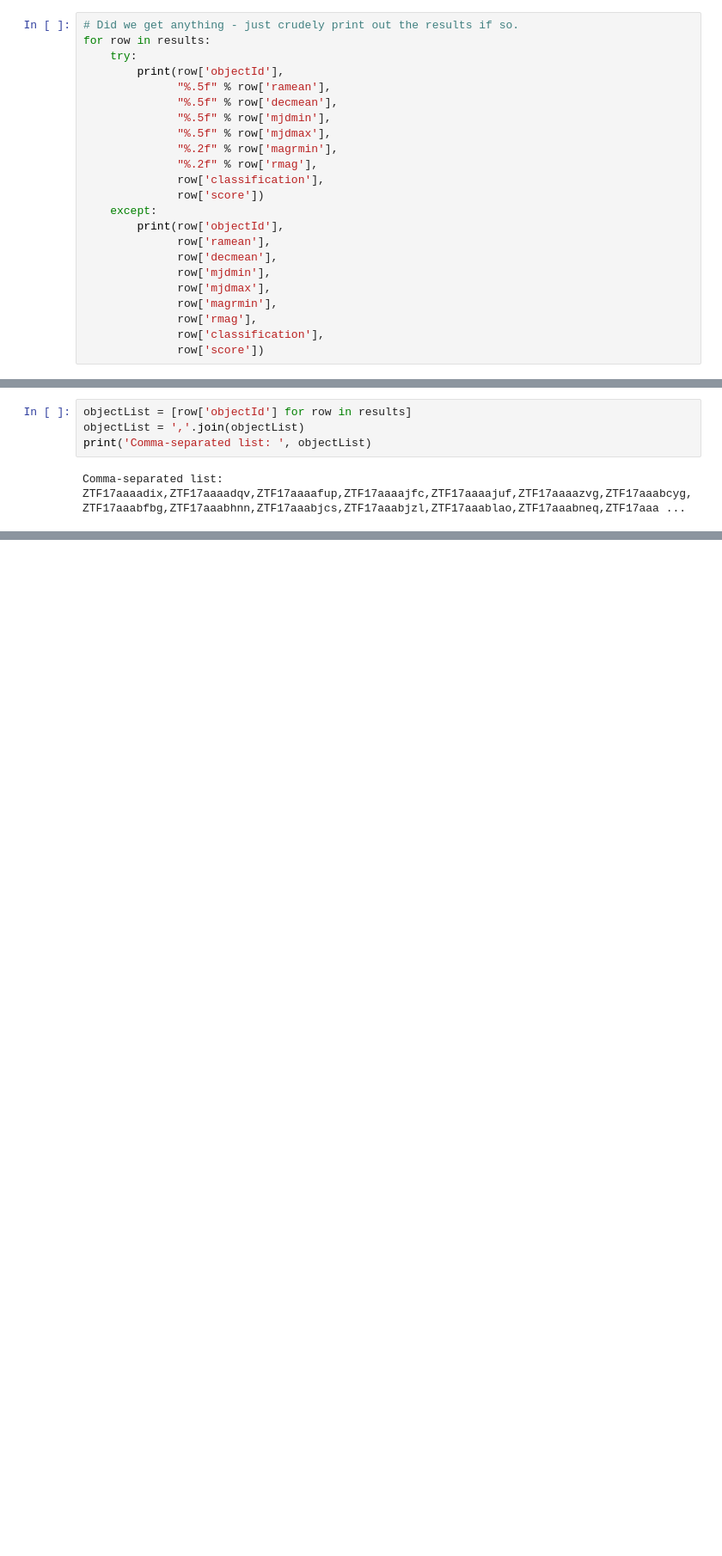
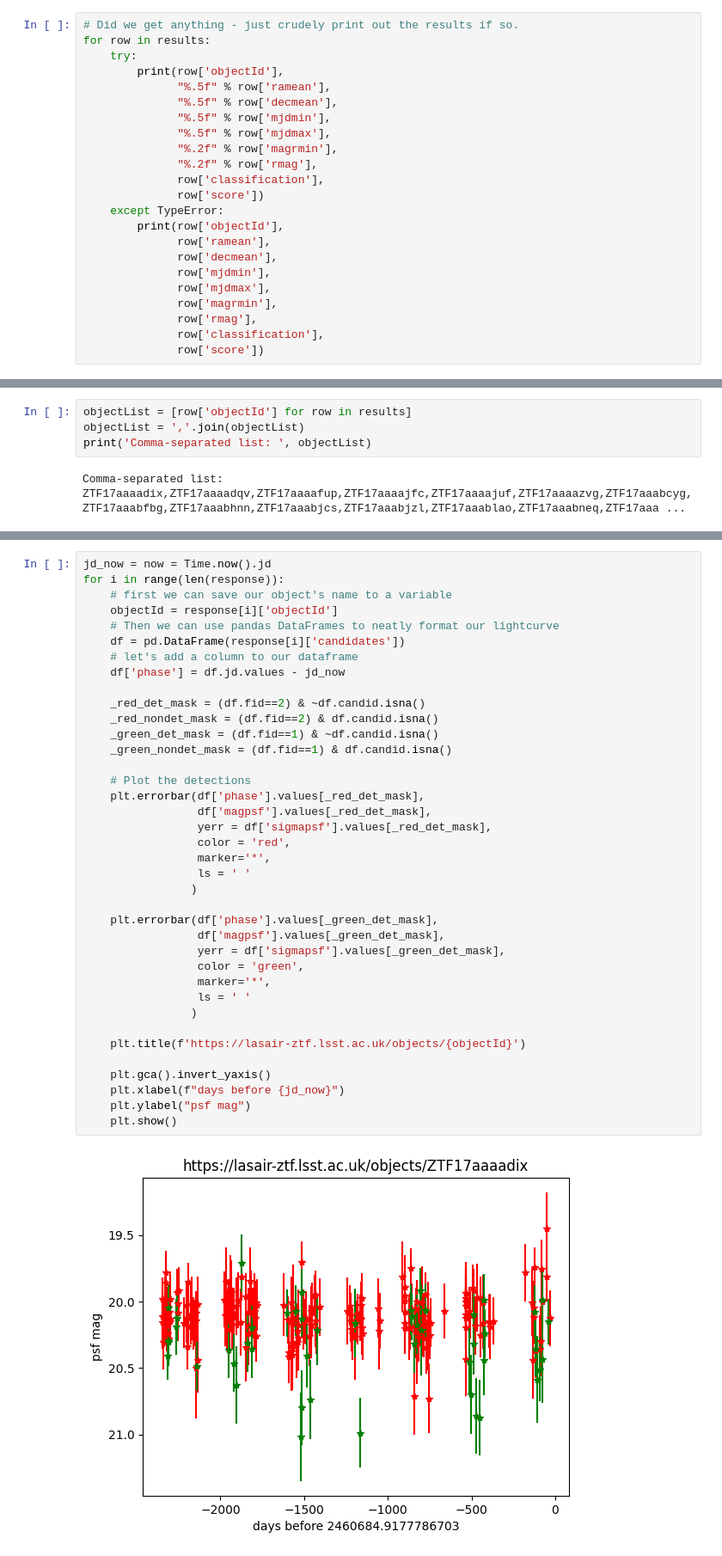
Before and after one commit to lsst-uk/lasair-examples, a Jupyter notebook: notebooks/API_ztf/Get_Watchlist_and_Area_Hits.ipynb, the cells around one changed output, grey strips where cells are left out. Shown at 86% size. Cells and saved outputs as stored; diff of their text form; blank space fills up the shorter version.

```diff
--- a/notebooks/API_ztf/Get_Watchlist_and_Area_Hits.ipynb
+++ b/notebooks/API_ztf/Get_Watchlist_and_Area_Hits.ipynb
@@ -83,7 +71,7 @@ for row in results:
               "%.2f" % row['rmag'],
               row['classification'],
               row['score'])
-    except:
+    except TypeError:
         print(row['objectId'],
               row['ramean'],
               row['decmean'],
@@ -165,0 +137,40 @@ for obj in response:
+# %%
+jd_now = now = Time.now().jd
+for i in range(len(response)):
+    # first we can save our object's name to a variable
+    objectId = response[i]['objectId']
+    # Then we can use pandas DataFrames to neatly format our lightcurve
+    df = pd.DataFrame(response[i]['candidates'])
+    # let's add a column to our dataframe
+    df['phase'] = df.jd.values - jd_now
+
+    _red_det_mask = (df.fid==2) & ~df.candid.isna()
+    _red_nondet_mask = (df.fid==2) & df.candid.isna()
+    _green_det_mask = (df.fid==1) & ~df.candid.isna()
+    _green_nondet_mask = (df.fid==1) & df.candid.isna()
+
+    # Plot the detections
+    plt.errorbar(df['phase'].values[_red_det_mask],
+                 df['magpsf'].values[_red_det_mask],
+                 yerr = df['sigmapsf'].values[_red_det_mask],
+                 color = 'red',
+                 marker='*',
+                 ls = ' '
+                )
+
+    plt.errorbar(df['phase'].values[_green_det_mask],
+                 df['magpsf'].values[_green_det_mask],
+                 yerr = df['sigmapsf'].values[_green_det_mask],
+                 color = 'green',
+                 marker='*',
+                 ls = ' '
+                )
+
+    plt.title(f'https://lasair-ztf.lsst.ac.uk/objects/{objectId}')
+
+    plt.gca().invert_yaxis()
+    plt.xlabel(f"days before {jd_now}")
+    plt.ylabel("psf mag")
+    plt.show()
+# %% [output]
+[figure, added]
```
Also changed, not shown: parts of 13 cells of this notebook, 3 other files.
